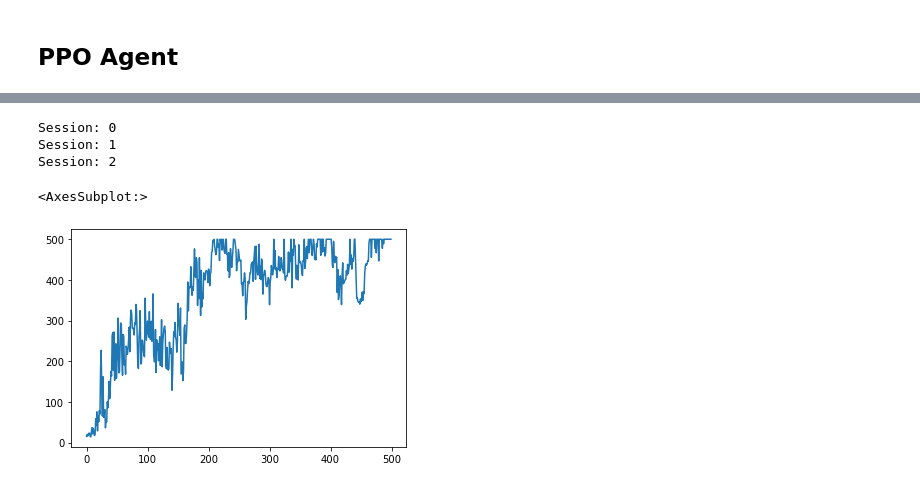
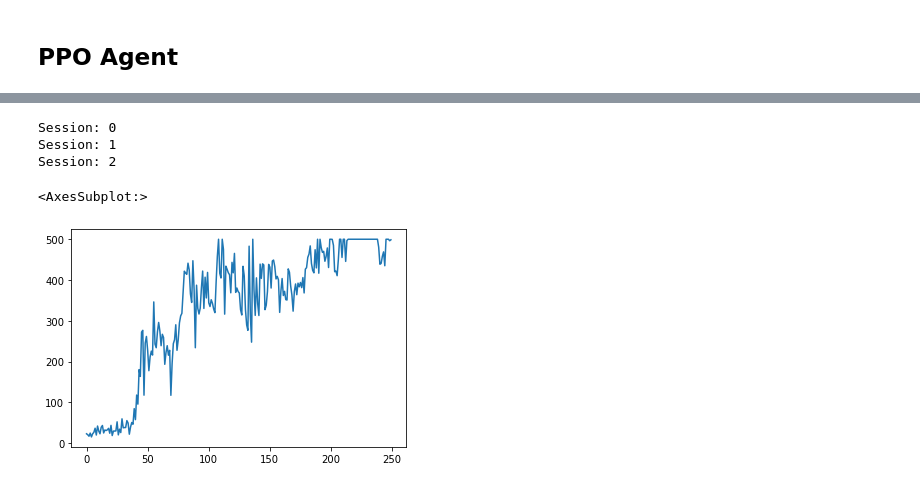
Before and after one commit to nathanmargaglio/Proximal-Policy-Optimization, a Jupyter notebook: ppo.ipynb, the cells around one changed output, grey strips where cells are left out. Saved outputs shown, nothing was run; the diff lists cells and outputs as text; code cells hidden in the pictures.

Commit message:
refactor into module

```diff
--- a/ppo.ipynb
+++ b/ppo.ipynb
@@ -2,13 +7,7 @@
 import numpy as np
 import pandas as pd
 import matplotlib.pyplot as plt
-
 import gym
-import torch
-from torch import nn
-
-# helper function to convert numpy arrays to tensors
-def t(x): return torch.from_numpy(x).float()
 # %% [markdown]
 #### Test Environment
 
@@ -86,35 +85,6 @@ class Environment:
         plt.show()
 # %% [markdown]
 # Actor-Critic
-# %%
-class Actor(nn.Module):
-    def __init__(self, state_dim, n_actions, hidden_size=128):
-        super().__init__()
-        self.model = nn.Sequential(
-            nn.Linear(state_dim, hidden_size),
-            nn.Tanh(),
-            nn.Linear(hidden_size, hidden_size//2),
-            nn.Tanh(),
-            nn.Linear(hidden_size//2, n_actions),
-            nn.Softmax(dim=-1)
-        )
-
-    def forward(self, X):
-        return self.model(X)
-
-class Critic(nn.Module):
-    def __init__(self, state_dim, hidden_size=128):
-        super().__init__()
-        self.model = nn.Sequential(
-            nn.Linear(state_dim, hidden_size),
-            nn.ReLU(),
-            nn.Linear(hidden_size, hidden_size//2),
-            nn.ReLU(),
-            nn.Linear(hidden_size//2, 1)
-        )
-
-    def forward(self, X):
-        return self.model(X)
 # %%
 env = gym.make("CartPole-v1")
 # %%
@@ -130,7 +100,7 @@ gamma = 0.99
 # %%
 episode_rewards = []
 
-for i in range(500):
+for i in range(250):
     done = False
     total_reward = 0
     state = env.reset()
@@ -444,20 +172,20 @@ Session: 2
 # %%
 env_names = ['CartPole-v1', 'LunarLander-v2','Acrobot-v1', 'MountainCar-v0']
 env = gym.make(env_names[0])
 NUM_OBS = env.observation_space.shape[0]
 NUM_ACTS = env.action_space.n
 
 rhs = []
 for i in range(3):
     print("Session:", i)
     agent = Agent(n_actions=NUM_ACTS, n_obs=NUM_OBS)
-    rh = agent.run(env, 500)
+    rh = agent.run(env, 250)
     rhs.append(pd.Series(rh))
 
 pd.concat(rhs, axis=1).mean(axis=1).plot()
 # %% [output]
 Session: 0
 Session: 1
 Session: 2
 <AxesSubplot:>
-[figure, old version]
+[figure, new version]
```
Also changed, not shown: parts of 6 cells of this notebook, 3 other files.
